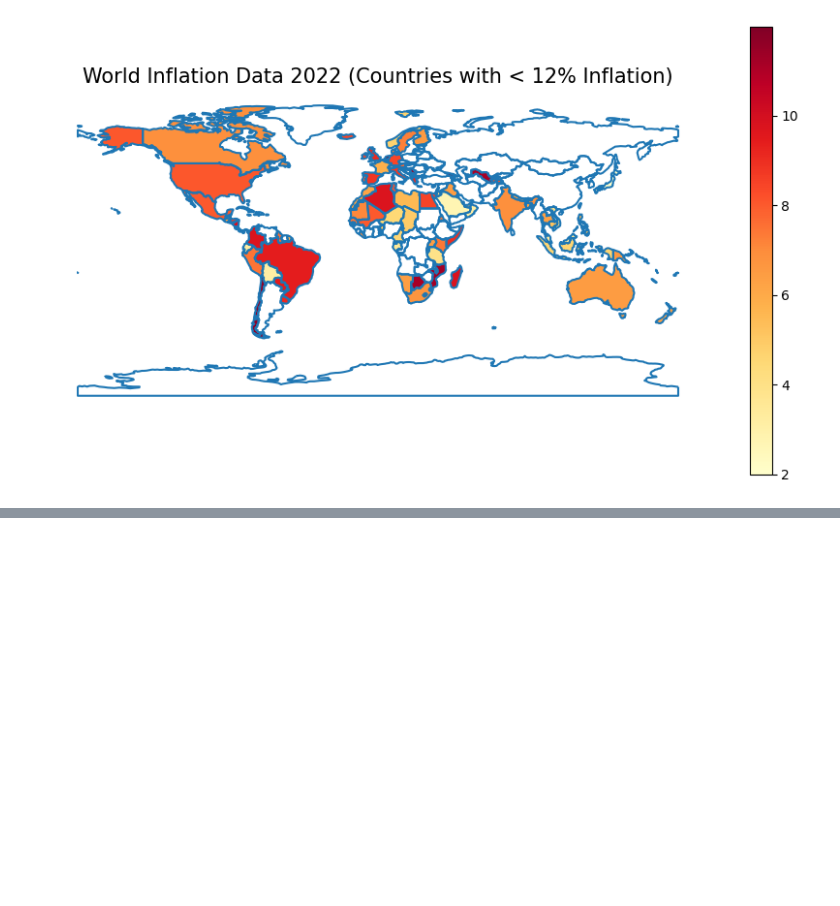
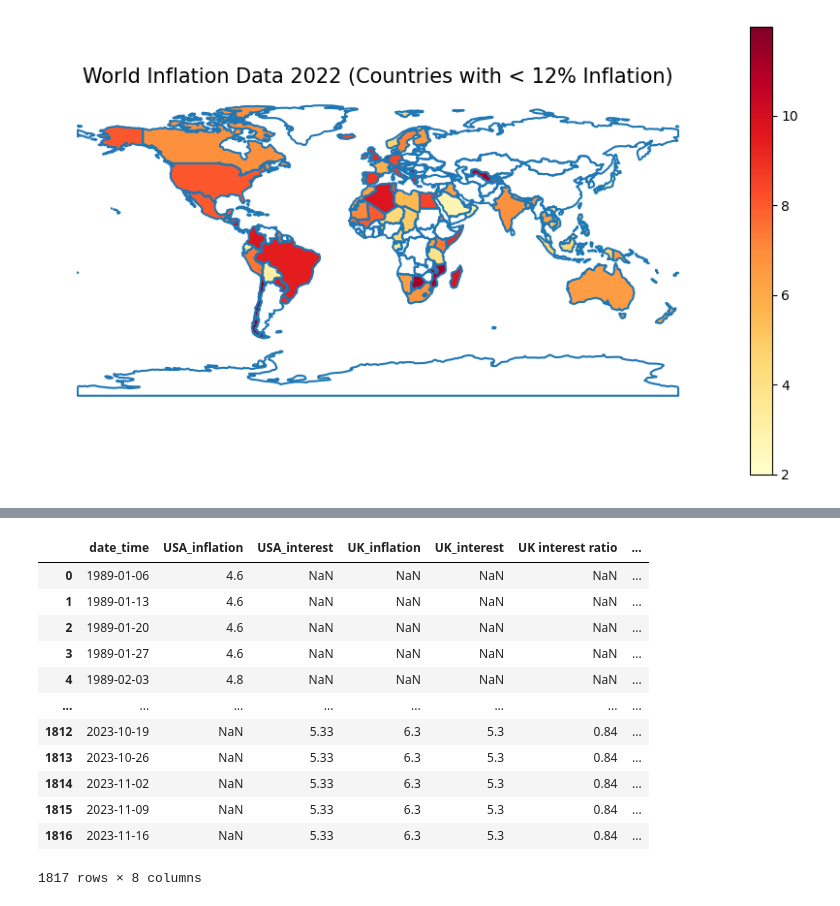
Before and after one commit to ScottsAnalysis/worldwide_inflation, a Jupyter notebook: UK vs USA inflation Analysis.ipynb, the cells around one changed output, grey strips where cells are left out. Saved outputs shown, nothing was run; the diff lists cells and outputs as text; code cells hidden in the pictures; blank space fills up the shorter version.

```diff
--- a/UK vs USA inflation Analysis.ipynb
+++ b/UK vs USA inflation Analysis.ipynb
@@ -313,0 +418,22 @@ plt.show()
+# %%
+# merge sentiment ratio with inflation and interest rates data
+inflation_interest_investor = pd.merge_asof(investor_data, data_comb, left_on="date_time", right_on="Date")
+
+# select data of interest
+inflation_interest_investor_data = inflation_interest_investor.iloc[:, [0,3,4,5,6,7,8,1]]
+
+inflation_interest_investor_data
+# %% [output]
+|  | date_time | USA_inflation | USA_interest | UK_inflation | UK_interest | UK interest ratio | ... |
+| 0 | 1989-01-06 | 4.6 | NaN | NaN | NaN | NaN | ... |
+| 1 | 1989-01-13 | 4.6 | NaN | NaN | NaN | NaN | ... |
+| 2 | 1989-01-20 | 4.6 | NaN | NaN | NaN | NaN | ... |
+| 3 | 1989-01-27 | 4.6 | NaN | NaN | NaN | NaN | ... |
+| 4 | 1989-02-03 | 4.8 | NaN | NaN | NaN | NaN | ... |
+| ... | ... | ... | ... | ... | ... | ... | ... |
+| 1812 | 2023-10-19 | NaN | 5.33 | 6.3 | 5.3 | 0.84 | ... |
+| 1813 | 2023-10-26 | NaN | 5.33 | 6.3 | 5.3 | 0.84 | ... |
+| 1814 | 2023-11-02 | NaN | 5.33 | 6.3 | 5.3 | 0.84 | ... |
+| 1815 | 2023-11-09 | NaN | 5.33 | 6.3 | 5.3 | 0.84 | ... |
+| 1816 | 2023-11-16 | NaN | 5.33 | 6.3 | 5.3 | 0.84 | ... |
+1817 rows × 8 columns
```
Also changed, not shown: parts of 16 cells of this notebook, 2 other files.
